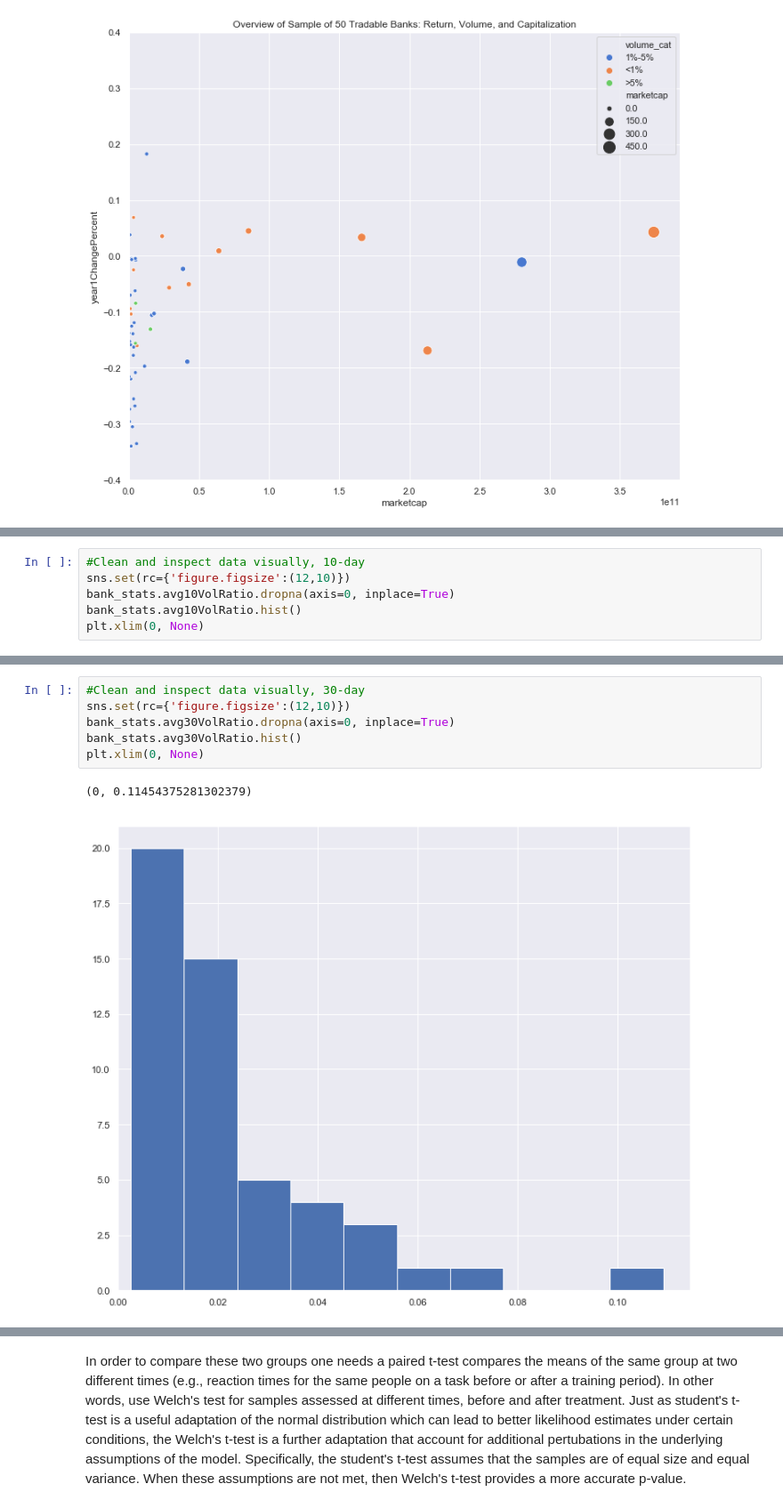
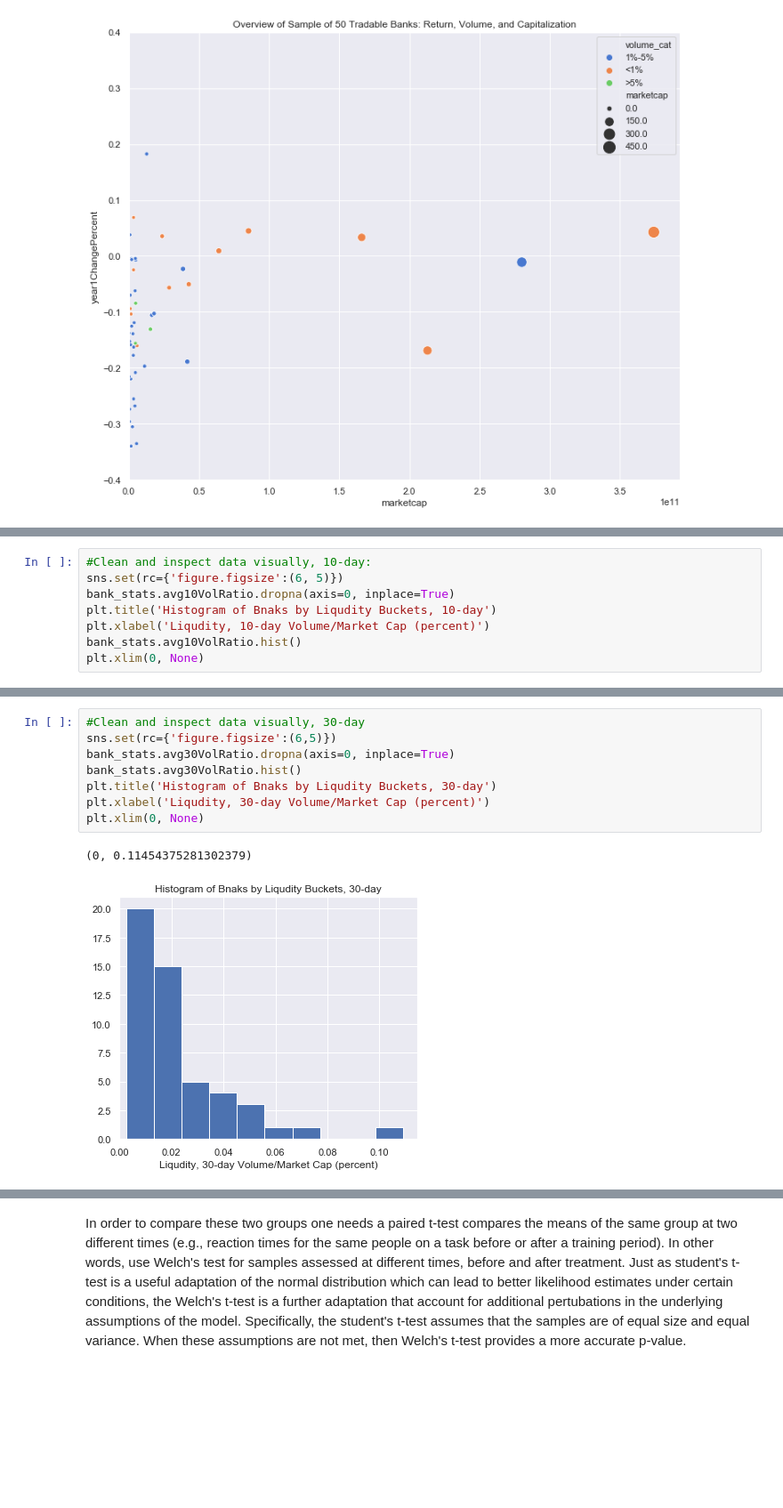
Before and after one commit to mberrien-fitzsimons/survey_public_banks, a Jupyter notebook: results/final_report.ipynb, the cells around one changed output, grey strips where cells are left out. Shown at 89% size. Drawn from its saved outputs; the diff is of its cells as text; blank space fills up the shorter version.

```diff
--- a/results/final_report.ipynb
+++ b/results/final_report.ipynb
@@ -111,9 +111,11 @@ plt.show()
 bank_stats['avg10VolRatio'] = (bank_stats.avg10Volume / bank_stats.marketcap)*100
 bank_stats['avg30VolRatio'] = (bank_stats.avg30Volume / bank_stats.marketcap)*100
 # %%
-#Clean and inspect data visually, 10-day
-sns.set(rc={'figure.figsize':(12,10)})
+#Clean and inspect data visually, 10-day:
+sns.set(rc={'figure.figsize':(6, 5)})
 bank_stats.avg10VolRatio.dropna(axis=0, inplace=True)
+plt.title('Histogram of Bnaks by Liqudity Buckets, 10-day')
+plt.xlabel('Liqudity, 10-day Volume/Market Cap (percent)')
 bank_stats.avg10VolRatio.hist()
 plt.xlim(0, None)
 # %% [output]
@@ -128,11 +130,13 @@ bank_stats.boxplot(column = 'avg10VolRatio')
 # %%
 #Clean and inspect data visually, 30-day
-sns.set(rc={'figure.figsize':(12,10)})
+sns.set(rc={'figure.figsize':(6,5)})
 bank_stats.avg30VolRatio.dropna(axis=0, inplace=True)
 bank_stats.avg30VolRatio.hist()
+plt.title('Histogram of Bnaks by Liqudity Buckets, 30-day')
+plt.xlabel('Liqudity, 30-day Volume/Market Cap (percent)')
 plt.xlim(0, None)
 # %% [output]
 (0, 0.11454375281302379)
-[figure, old version]
+[figure, new version]
 # %%
 #Check for outliers, 30-day:
```
Also changed, not shown: parts of 16 cells of this notebook.
